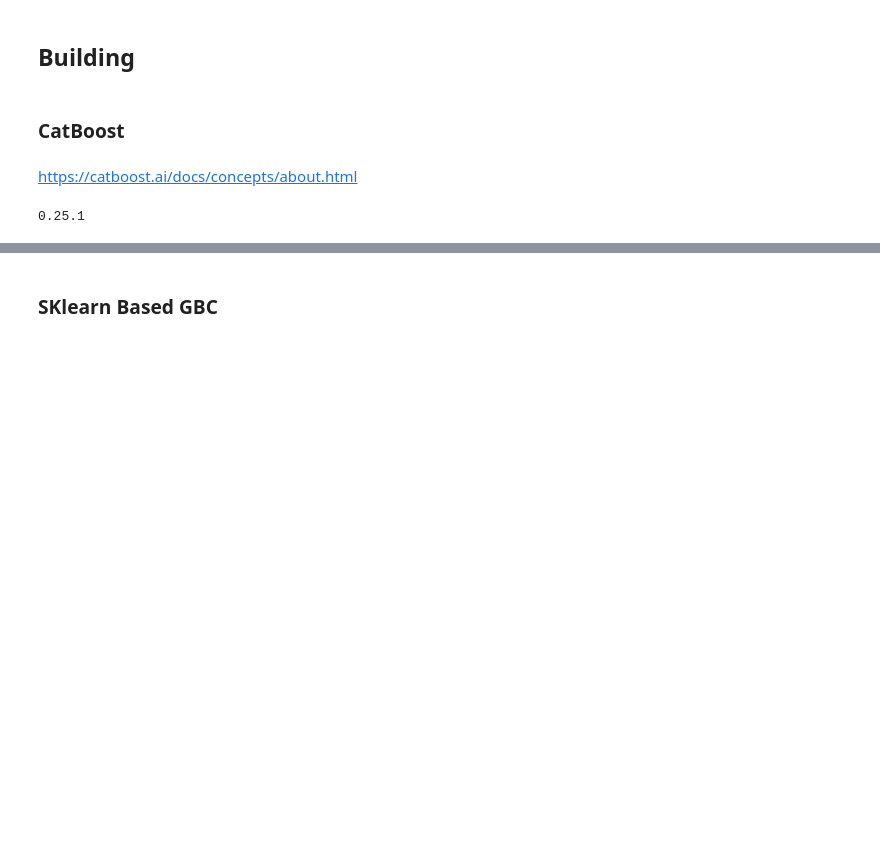
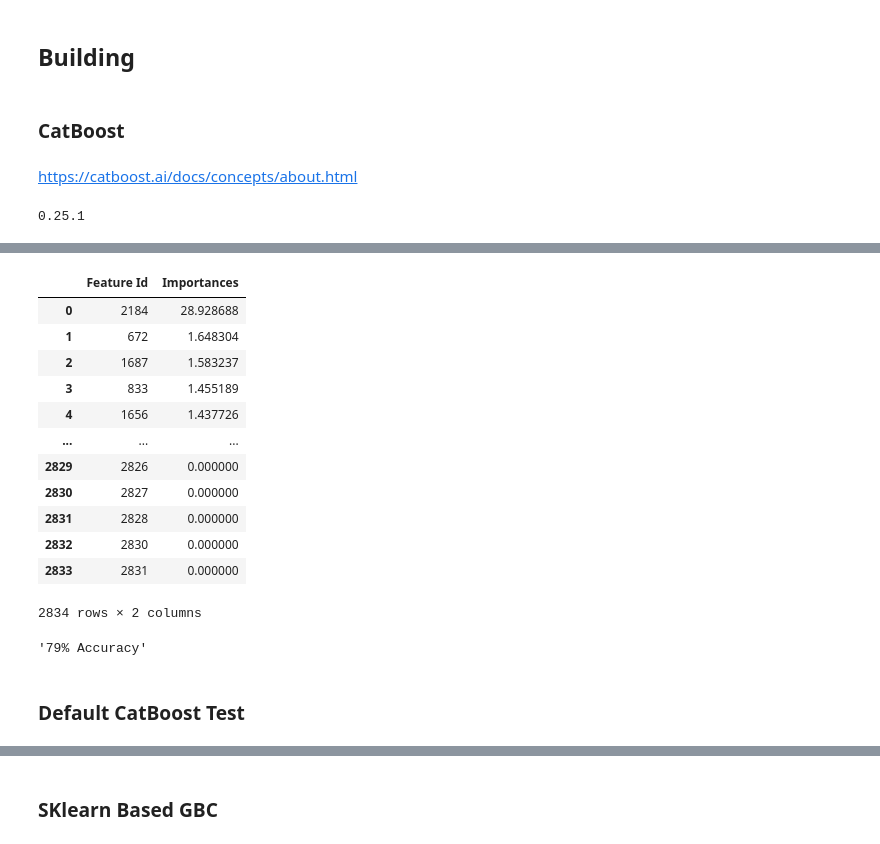
Before and after one commit to Blastorios/B4TM, a Jupyter notebook: src/GradientBoost.ipynb, the cells around one changed output, grey strips where cells are left out. Cells and saved outputs as stored; diff of their text form; code cells hidden in the pictures; blank space fills up the shorter version.

```diff
--- a/src/GradientBoost.ipynb
+++ b/src/GradientBoost.ipynb
@@ -38,3 +20,5 @@ df
+# %%
+df.Subgroup = df.Subgroup.replace(cat_2_num)
 # %% [markdown]
 ## Splitting
 # %%
@@ -57,5 +41,5 @@ print(cb.__version__)
 # %%
 X_trainset, X_val, y_trainset, y_val = train_test_split(X_train, y_train, test_size=0.25, random_state=42)
 
-X_tr = cb.Pool(X_trainset)
-y_tr = cb.Pool(y_trainset)
+train_set = cb.Pool(X_trainset, label=y_trainset)
+eval_set = cb.Pool(X_val, label=y_val)
@@ -69,15 +51,30 @@ cbc_params = {
     'l2_leaf_reg':30,
     'random_seed':44,
     'verbose':10,
-    'loss_function':'QuerySoftMax'}
+    'loss_function':'MultiClass'}
 
-CBC = cb.CatBoostClassifier(cbc_params)
+cbc_alt_params = {
+    'iterations':1000,
+    'learning_rate':0.1,
+    'random_strength':0.1,
+    'depth':8,
+    'loss_function':'MultiClass',
+    'eval_metric':'Accuracy',
+    'leaf_estimation_method':'Newton'
+}
+
+cbc_altered_params = {
+    'iterations':1000,
+    'verbose':10,
+    'loss_function':'MultiClass',
+}
+
+CBC = cb.CatBoostClassifier(**cbc_altered_params)
 # %%
 CBC.fit(
-    X_trainset, y_trainset,
-    #cat_features=cat_features,
+    train_set,
     eval_set=(X_val, y_val),
     verbose=True,
-    plot=True
+    # plot=True # Not possible within DeepNote (Does not support IPywidgets yet)
 )
 # %% [output]
@@ -85,2 +99,16 @@ CatBoostError: catboost/private/libs/options/json_helper.h:171: Can't parse para
 # %%
-model.get_feature_importance(prettified=True)
+CBC.get_feature_importance(prettified=True)
+# %% [output]
+|  | Feature Id | Importances |
+| 0 | 2184 | 28.928688 |
+| 1 | 672 | 1.648304 |
+| 2 | 1687 | 1.583237 |
+| 3 | 833 | 1.455189 |
+| 4 | 1656 | 1.437726 |
+| ... | ... | ... |
+| 2829 | 2826 | 0.000000 |
+| 2830 | 2827 | 0.000000 |
+| 2831 | 2828 | 0.000000 |
+| 2832 | 2830 | 0.000000 |
+| 2833 | 2831 | 0.000000 |
+2834 rows × 2 columns
@@ -87,2 +118,8 @@ model.get_feature_importance(prettified=True)
+# %%
+f"{round(100 - len(*np.nonzero(y_preds - y_val.values)) / len(y_preds) * 100)}% Accuracy"
+# %% [output]
+'79% Accuracy'
 # %%
 # my_best_model.save_model('catboost_model.bin')
+# %% [markdown]
+### Default CatBoost Test
```
Also changed, not shown: parts of 13 cells of this notebook, 7 other files.
